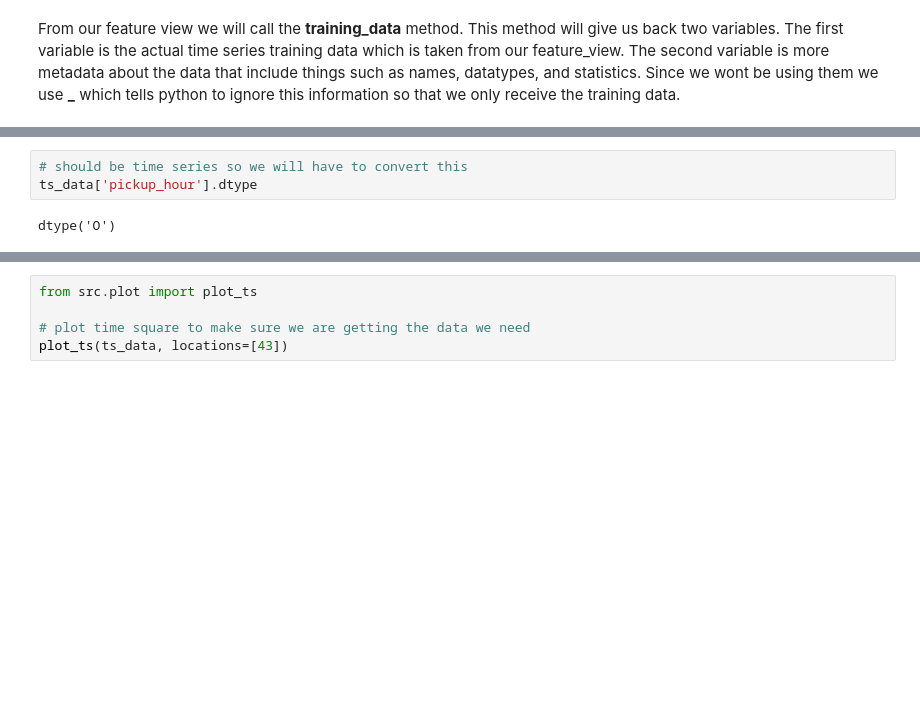
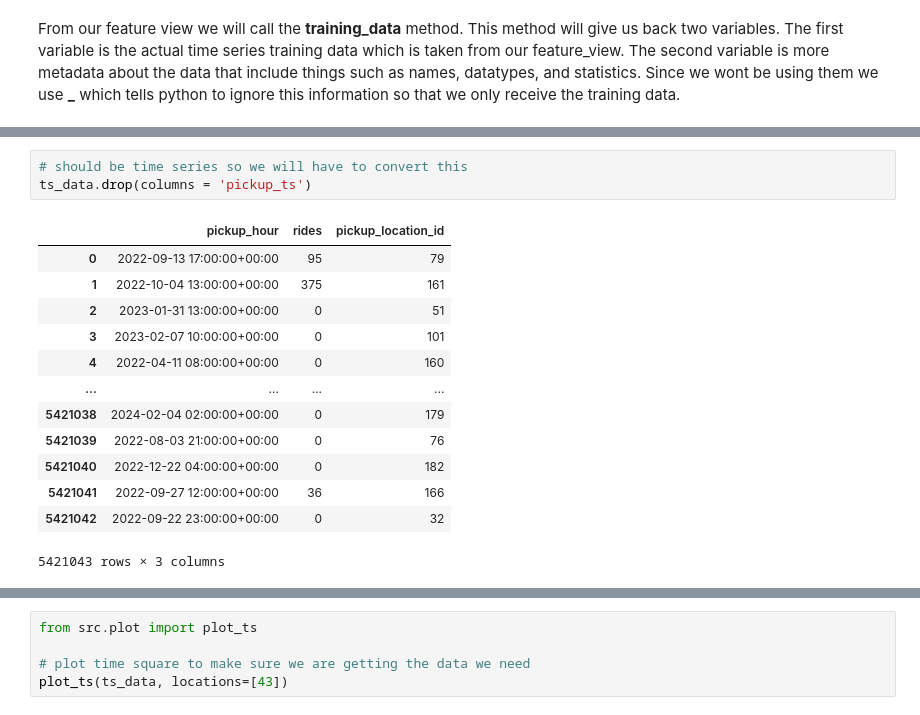
Before and after one commit to ryslipe/taxi_demand_predictor, a Jupyter notebook: notebooks/13_model_training_pipeline.ipynb, the cells around one changed output, grey strips where cells are left out. Cells and saved outputs as stored; diff of their text form; blank space fills up the shorter version.

```diff
--- a/notebooks/13_model_training_pipeline.ipynb
+++ b/notebooks/13_model_training_pipeline.ipynb
@@ -91,8 +94,20 @@ ts_data
 # %%
 # should be time series so we will have to convert this
-ts_data['pickup_hour'].dtype
+ts_data.drop(columns = 'pickup_ts')
 # %% [output]
+|  | pickup_hour | rides | pickup_location_id |
+| 0 | 2022-09-13 17:00:00+00:00 | 95 | 79 |
+| 1 | 2022-10-04 13:00:00+00:00 | 375 | 161 |
+| 2 | 2023-01-31 13:00:00+00:00 | 0 | 51 |
+| 3 | 2023-02-07 10:00:00+00:00 | 0 | 101 |
+| 4 | 2022-04-11 08:00:00+00:00 | 0 | 160 |
+| ... | ... | ... | ... |
+| 5421038 | 2024-02-04 02:00:00+00:00 | 0 | 179 |
+| 5421039 | 2022-08-03 21:00:00+00:00 | 0 | 76 |
+| 5421040 | 2022-12-22 04:00:00+00:00 | 0 | 182 |
+| 5421041 | 2022-09-27 12:00:00+00:00 | 36 | 166 |
+| 5421042 | 2022-09-22 23:00:00+00:00 | 0 | 32 |
-dtype('O')
+5421043 rows × 3 columns
 # %%
 # sort this data
 ts_data.sort_values(by = ['pickup_location_id', 'pickup_hour'], inplace = True)
```
Also changed, not shown: parts of 17 cells of this notebook, 13 other files.
